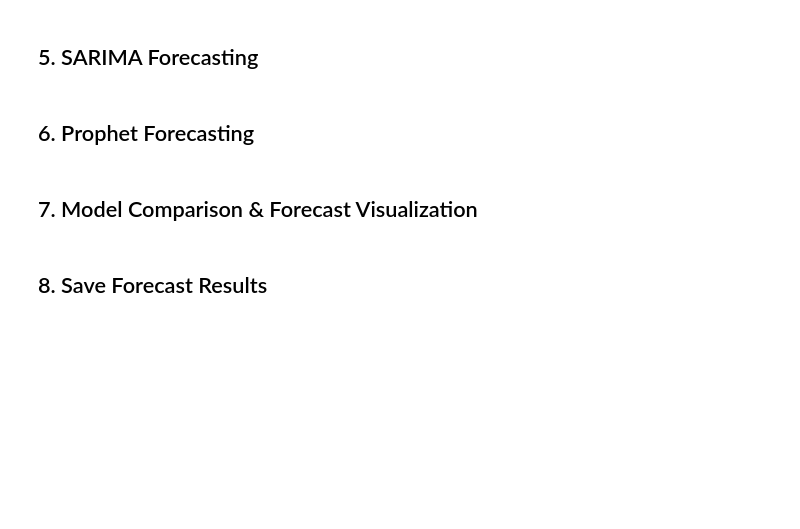
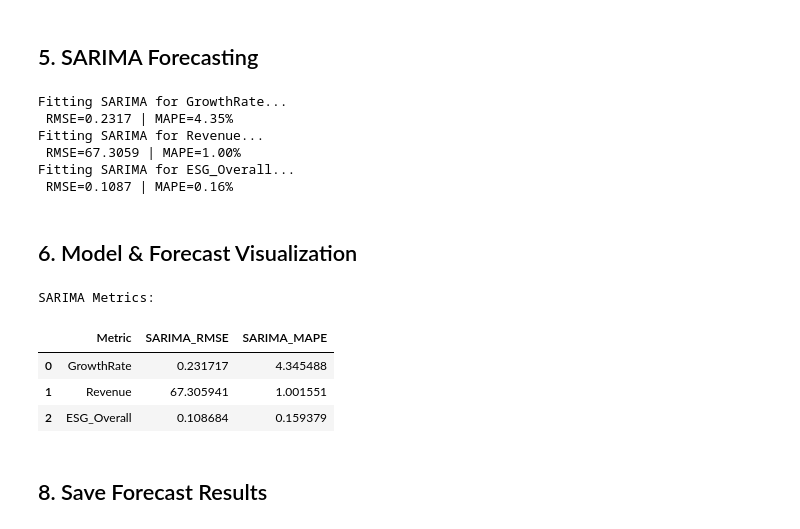
Before and after one commit to YonathanHH/ESG_and_Financial_Relationship, a Jupyter notebook: 04_timeseries.ipynb, the cells around one changed output. Saved outputs shown, nothing was run; the diff lists cells and outputs as text; code cells hidden in the pictures; blank space fills up the shorter version.

```diff
--- a/04_timeseries.ipynb
+++ b/04_timeseries.ipynb
@@ -112,7 +141,7 @@ sarima_forecasts = {}
 
 # SARIMA order — annual data, no strong seasonality (s=1)
 SARIMA_ORDER = (1, 1, 1)
-SARIMA_SEASONAL = (0, 0, 0, 1)
+SARIMA_SEASONAL = (0, 0, 0, 0)
 
 for metric in METRICS:
  print(f'Fitting SARIMA for {metric}...')
@@ -124,7 +153,7 @@ for metric in METRICS:
  seasonal_order=SARIMA_SEASONAL,
  enforce_stationarity=False,
  enforce_invertibility=False)
- fit = model.fit(disp=False)
+ fit = model.fit(disp=False, method='nm', maxiter=200)
 
  # Predict on test set
  test_pred = fit.forecast(steps=n_test)
@@ -134,7 +163,7 @@ for metric in METRICS:
  seasonal_order=SARIMA_SEASONAL,
  enforce_stationarity=False,
  enforce_invertibility=False)
- full_fit = full_model.fit(disp=False)
+ full_fit = full_model.fit(disp=False, maxiter=200)
  future_pred = full_fit.forecast(steps=5)
 
  rmse = np.sqrt(mean_squared_error(test_series, test_pred))
@@ -143,7 +172,10 @@ for metric in METRICS:
  sarima_results[metric] = {'RMSE': rmse, 'MAPE': mape}
  sarima_forecasts[metric] = future_pred
  print(f' RMSE={rmse:.4f} | MAPE={mape:.2f}%')
-
-print('\nSARIMA complete.')
+# %% [output]
+Fitting SARIMA for GrowthRate...
+ RMSE=0.2317 | MAPE=4.35%
+Fitting SARIMA for Revenue...
+ RMSE=67.3059 | MAPE=1.00%
+Fitting SARIMA for ESG_Overall...
+ RMSE=0.1087 | MAPE=0.16%
-# %% [markdown]
-## 6. Prophet Forecasting
@@ -193,19 +182,24 @@ print('\nProphet complete.')
 # %% [markdown]
-## 7. Model Comparison & Forecast Visualization
+## 6. Model & Forecast Visualization
 # %%
 comparison_rows = []
 for metric in METRICS:
  comparison_rows.append({
  'Metric': metric,
  'SARIMA_RMSE': sarima_results[metric]['RMSE'],
- 'SARIMA_MAPE': sarima_results[metric]['MAPE'],
- 'Prophet_RMSE': prophet_results[metric]['RMSE'],
- 'Prophet_MAPE': prophet_results[metric]['MAPE'],
+ 'SARIMA_MAPE': sarima_results[metric]['MAPE']
  })
 
 comparison_df = pd.DataFrame(comparison_rows)
-print('=== SARIMA vs Prophet Comparison ===')
+print('SARIMA Metrics:')
 comparison_df
+comparison_df
+# %% [output]
+SARIMA Metrics:
+|  | Metric | SARIMA_RMSE | SARIMA_MAPE |
+| 0 | GrowthRate | 0.231717 | 4.345488 |
+| 1 | Revenue | 67.305941 | 1.001551 |
+| 2 | ESG_Overall | 0.108684 | 0.159379 |
 # %%
 for metric in METRICS:
  fig = go.Figure()
```
Also changed, not shown: parts of 13 cells of this notebook, 6 other files.
